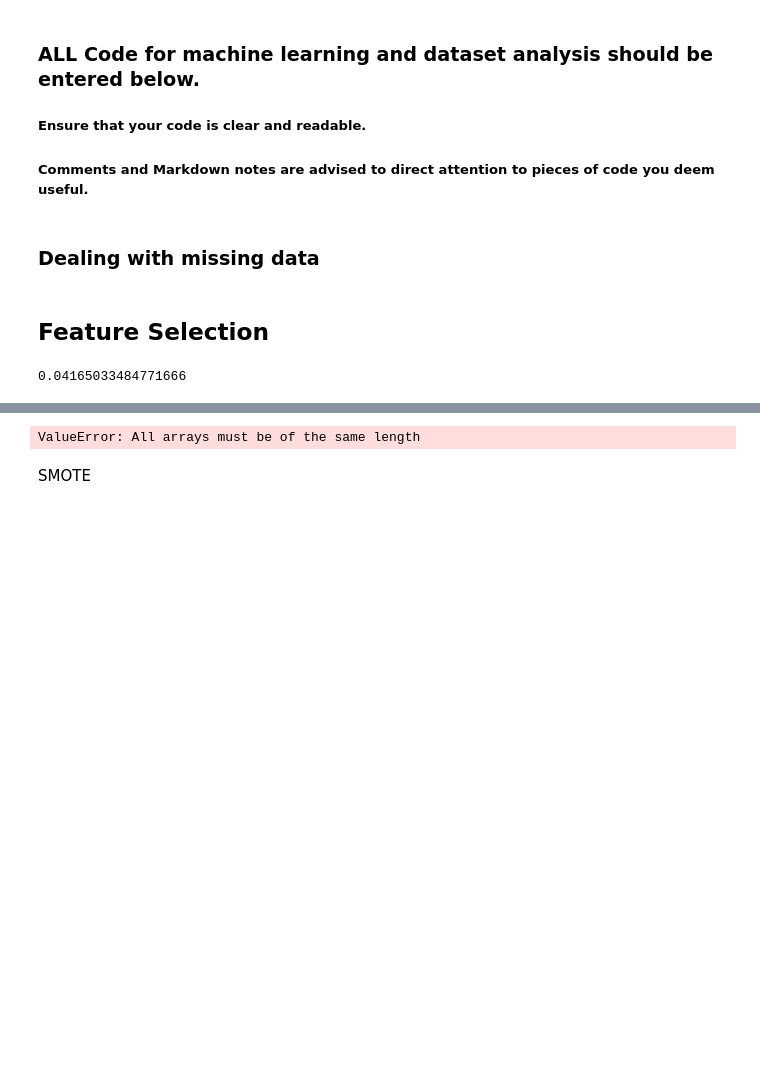
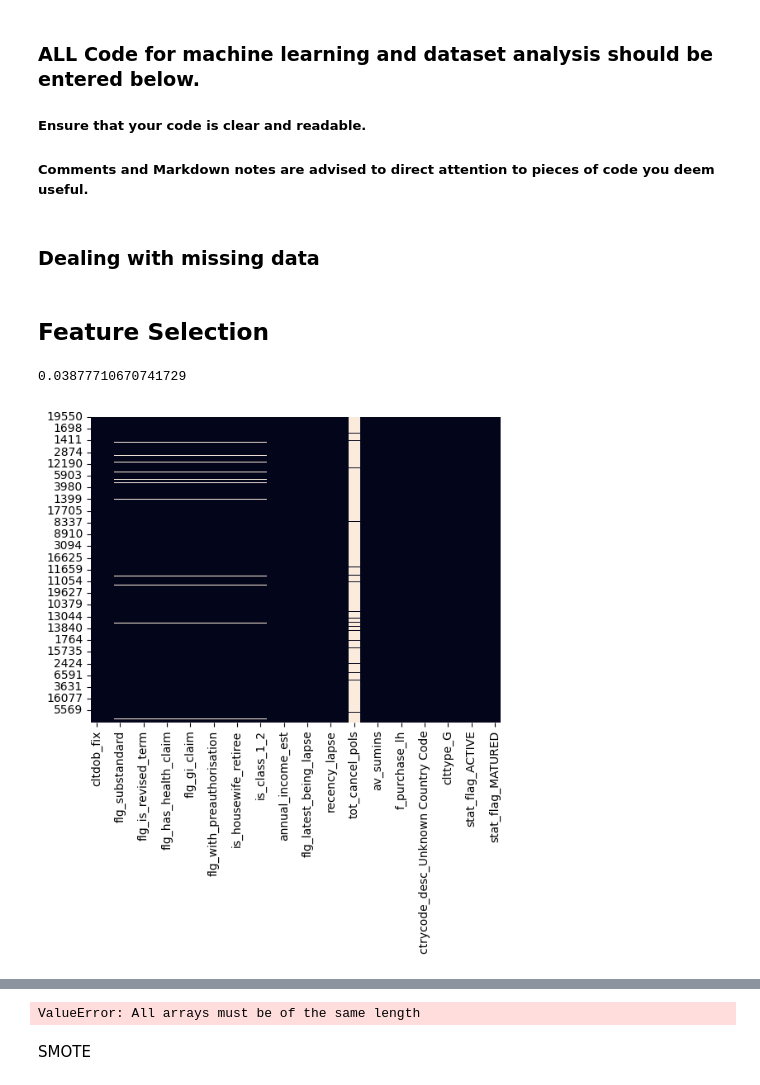
Before and after one commit to Joseph31416/NUS-SDS-Datathon-Singlife, a Jupyter notebook: NUS_DATATHON_SINGLIFE_TEAM NAME.ipynb, the cells around one changed output, grey strips where cells are left out. Saved outputs shown, nothing was run; the diff lists cells and outputs as text; code cells hidden in the pictures; blank space fills up the shorter version.

```diff
--- a/NUS_DATATHON_SINGLIFE_TEAM NAME.ipynb
+++ b/NUS_DATATHON_SINGLIFE_TEAM NAME.ipynb
@@ -80,6 +89,7 @@ null.head()
 # Filling null values
 
 df.fillna(0)
+df['recency_lapse'] = df['recency_lapse'].fillna(0)
 
 #Count the total number of missing values
 pd.isnull(df).sum().sum()
@@ -89,18 +99,14 @@ for x in df.index:
     if df.loc[x, "ctrycode_desc"] == "Not Applicable":
         df.drop(x, inplace=True)
 
-for x in df.index:
-    if df.loc[x, "annual_income_est"] == '':
-        df.replace(to_replace = None, value = 0)
-
-
+df = df.dropna(subset=["annual_income_est"])
 
 
 #knn for income
 income = df['annual_income_est']
 income.value_counts()
 df["annual_income_est"][13:14]
-from sklearn.impute import KNNImputer
+
 #imputer_knn = KNNImputer(missing_values=None)
 #imputer_knn.fit_transform(df["annual_income_est"])
 
@@ -123,7 +129,7 @@ df["f_purchase_lh"] = df["f_purchase_lh"].fillna(0)
 
 df["av_ape"].corr(df["f_purchase_lh"])
 # %% [output]
-0.04165033484771666
+0.03877710670741729
 # %%
 categorical_columns = df.select_dtypes(include=['object', 'category']).columns
 
@@ -133,12 +139,9 @@ df['cltdob_fix'] = df['cltdob_fix'].replace('None', dummy_date)
 df['cltdob_fix'] = pd.to_datetime(df['cltdob_fix']).dt.year % 100
 
 df['cltsex_fix'] = df['cltsex_fix'].map({'Male': 0, 'Female': 1})
+df["cltsex_fix"] = df["cltsex_fix"].fillna(0)
 
 df['hh_size_est'] = df['hh_size_est'].map({'1': 1, '2': 2, '3': 3, '4': 4, '>4': 5})
+df["hh_size_est"] = df["hh_size_est"].fillna(0)
 
-df['annual_income_est'] = df['cltsex_fix'].map({'annual_income_est_E.BELOW30K': 1, 'annual_income_est_D.30K-60K ': 2, 'annual_income_est_C.60K-100K': 3, 'annual_income_est_B.100K-200K': 4, 'annual_income_est_A.ABOVE200K': 5})
-
-
-
-#one hot encoding
-df = pd.get_dummies(df, columns=['ctrycode_desc', 'clttype', 'stat_flag'])
+df['annual_income_est'] = df['annual_income_est'].map({'E.BELOW30K': 1, 'D.30K-60K': 2, 'C.60K-100K': 3, 'B.100K-200K': 4, 'A.ABOVE200K': 5})
@@ -144,0 +151,5 @@ df = pd.get_dummies(df, columns=['ctrycode_desc', 'clttype', 'stat_flag'])
+# %%
+sns.heatmap(df.isnull(), cbar=False)
+plt.show()
+# %% [output]
+[figure, added]
```
Also changed, not shown: parts of 7 cells of this notebook.
